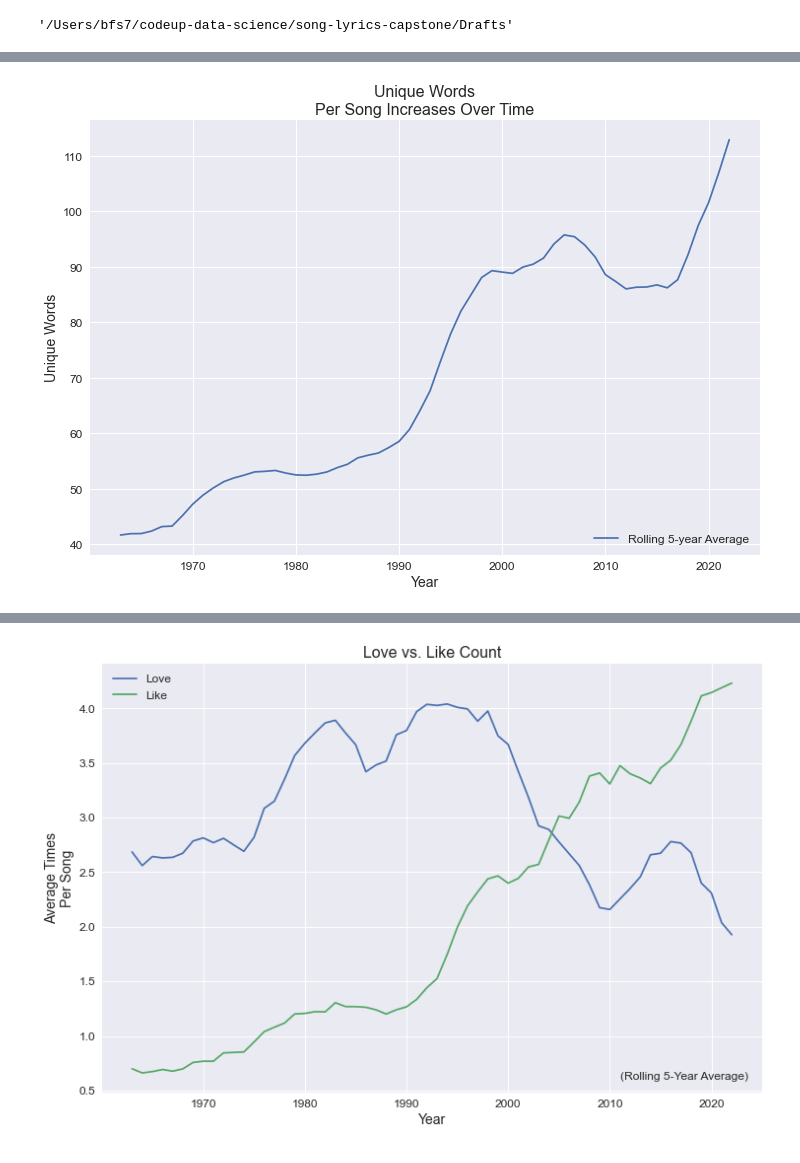
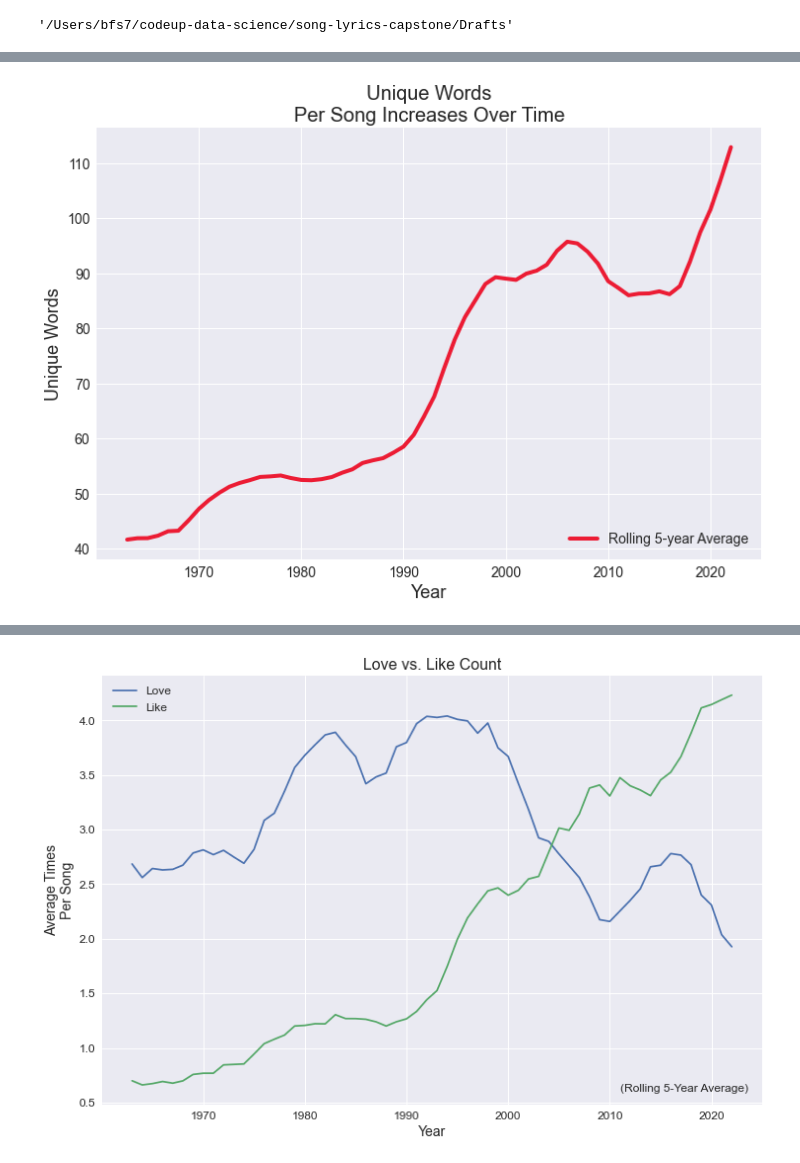
Before and after one commit to CBRJ-Lyrical-Metrics/lyrical-evolution-capstone, a Jupyter notebook: Drafts/ben_explore_2.ipynb, the cells around one changed output, grey strips where cells are left out. Saved outputs shown, nothing was run; the diff lists cells and outputs as text; code cells hidden in the pictures.

```diff
--- a/Drafts/ben_explore_2.ipynb
+++ b/Drafts/ben_explore_2.ipynb
@@ -30,18 +31,25 @@ Great Success!!!!!!!!!!!!!!!**
 # %%
 df = df.set_index('date')
 # %%
-df2 = df[['unique_words_count', 'word_count']].resample('Y').mean().dropna().rolling(5).mean()
+def unique_words_lineplot(df):
+    df2 = df[['unique_words_count', 'word_count']].resample('Y').mean().dropna().rolling(5).mean()
 
-plt.figure(figsize=(12,8))
-sns.lineplot(data=df2, x='date', y='unique_words_count')
+    plt.figure(figsize=(12,8))
+    sns.lineplot(data=df2,
+                 x='date',
+                 y='unique_words_count',
+                 color='#ec1c34', #(red)
+                 linewidth=4)
 
-plt.title('Unique Words\nPer Song Increases Over Time', fontsize=16)
-plt.legend(['Rolling 5-year Average'], fontsize=12, loc='lower right')
-plt.xlabel('Year', fontsize=14)
-plt.xticks(fontsize=12)
-plt.ylabel('Unique Words', fontsize=14)
-plt.yticks(fontsize=12)
-plt.show()
+    plt.title('Unique Words\nPer Song Increases Over Time', fontsize=20)
+    plt.legend(['Rolling 5-year Average'], fontsize=14, loc='lower right')
+    plt.xlabel('Year', fontsize=18)
+    plt.xticks(fontsize=14)
+    plt.ylabel('Unique Words', fontsize=18)
+    plt.yticks(fontsize=14)
+    plt.show()
+
+unique_words_lineplot(df)
 # %% [output]
-[figure, old version]
+[figure, new version]
 # %%
```
Also changed, not shown: parts of 17 cells of this notebook.
